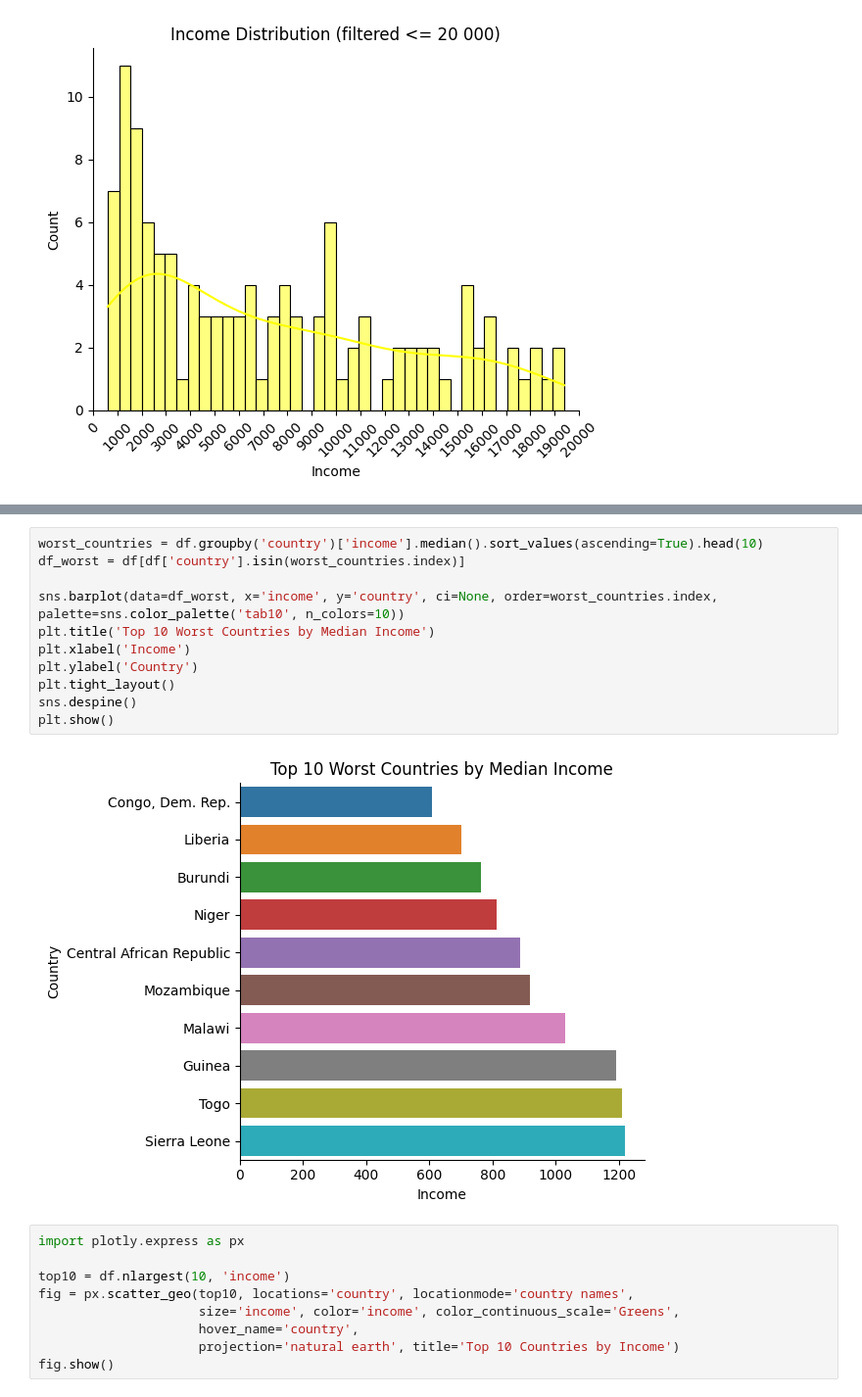
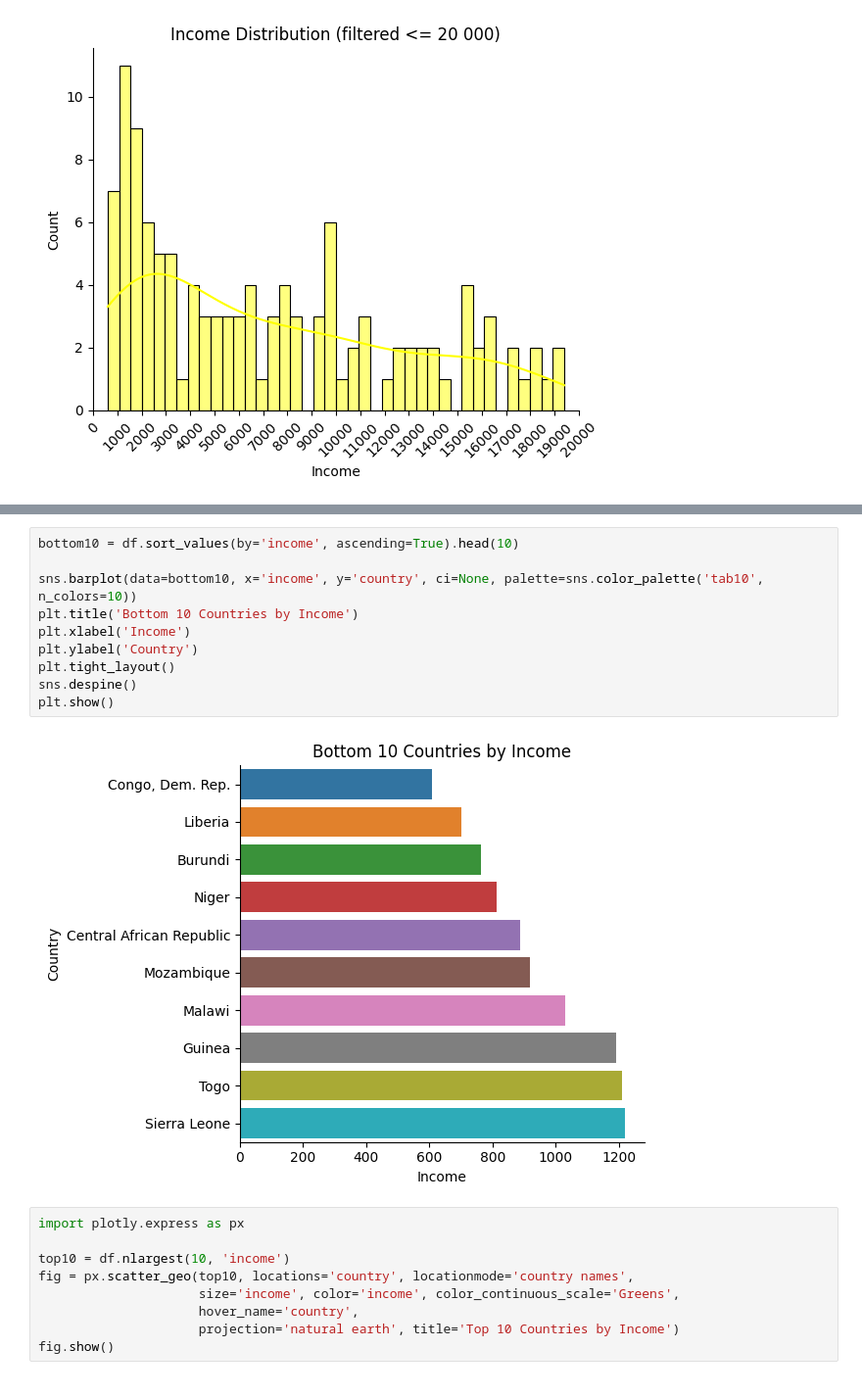
Before and after one commit to Michaela-Vosvrdova/projects, a Jupyter notebook: Country Development Clustering.ipynb, the cells around one changed output, grey strips where cells are left out. Shown at 98% size. Saved outputs shown, nothing was run; the diff lists cells and outputs as text.

```diff
--- a/Country Development Clustering.ipynb
+++ b/Country Development Clustering.ipynb
@@ -97,16 +109,15 @@ plt.show()
 # %%
-worst_countries = df.groupby('country')['income'].median().sort_values(ascending=True).head(10)
-df_worst = df[df['country'].isin(worst_countries.index)]
+bottom10 = df.sort_values(by='income', ascending=True).head(10)
 
-sns.barplot(data=df_worst, x='income', y='country', ci=None, order=worst_countries.index, palette=sns.color_palette('tab10', n_colors=10))
-plt.title('Top 10 Worst Countries by Median Income')
+sns.barplot(data=bottom10, x='income', y='country', ci=None, palette=sns.color_palette('tab10', n_colors=10))
+plt.title('Bottom 10 Countries by Income')
 plt.xlabel('Income')
 plt.ylabel('Country')
 plt.tight_layout()
 sns.despine()
 plt.show()
 # %% [output]
-[figure, old version]
+[figure, new version]
 # %%
 import plotly.express as px
 
```
Also changed, not shown: parts of 21 cells of this notebook.
